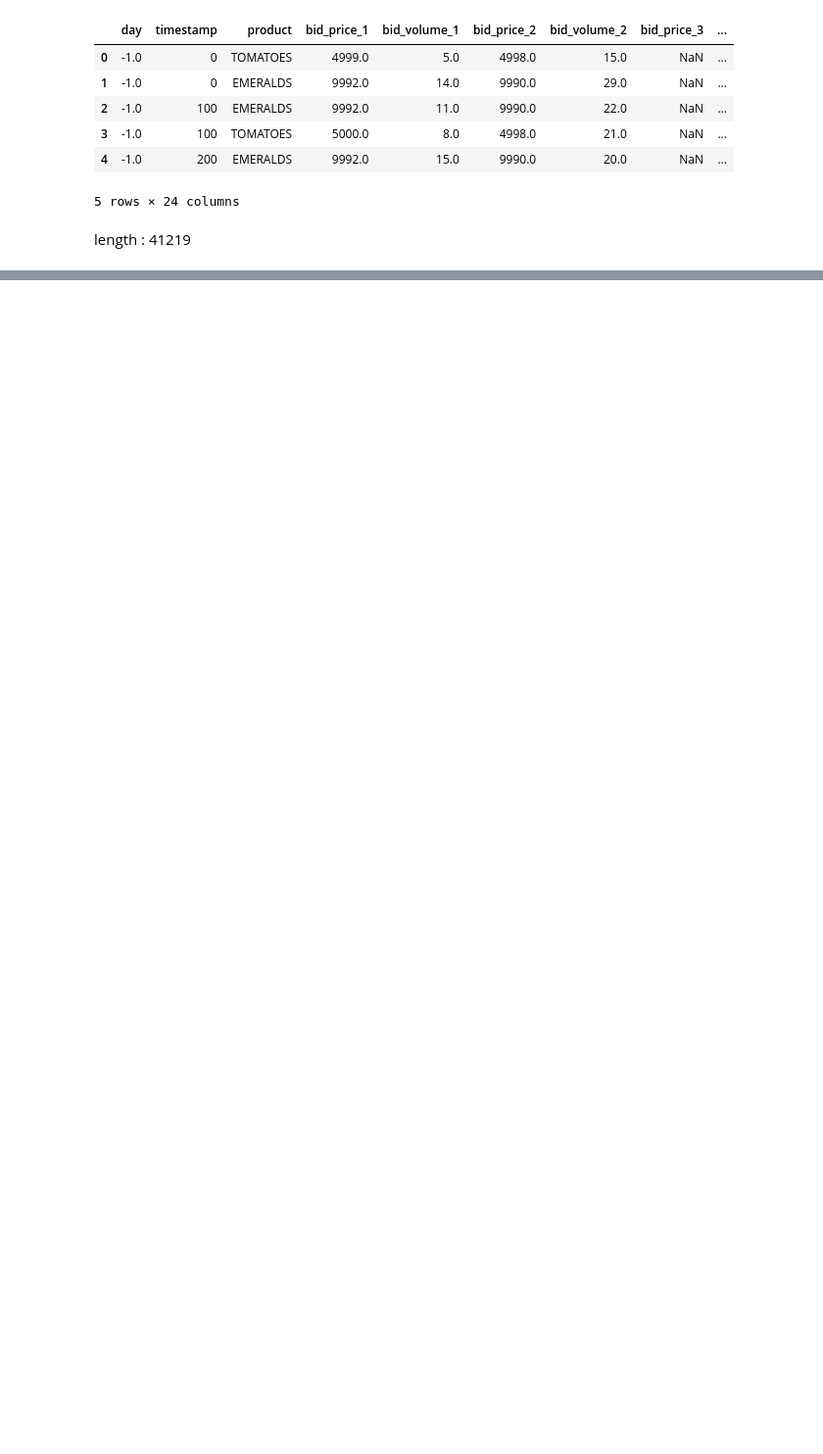
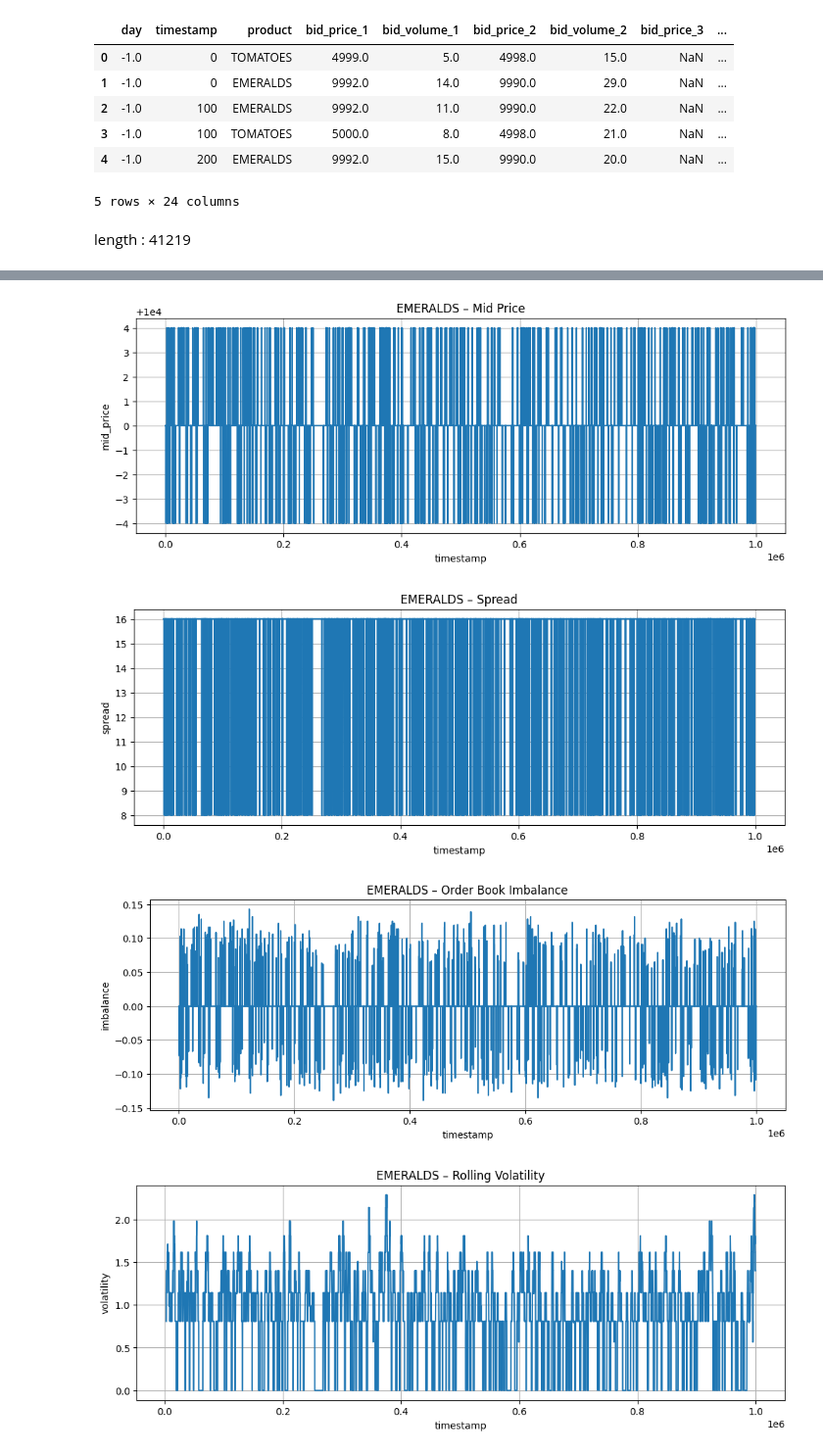
Before and after one commit to dzhan111/imc-prosperity, a Jupyter notebook: eda-tutorial.ipynb, the cells around one changed output, grey strips where cells are left out. Shown at 98% size. Saved outputs shown, nothing was run; the diff lists cells and outputs as text; code cells hidden in the pictures; blank space fills up the shorter version.

```diff
--- a/eda-tutorial.ipynb
+++ b/eda-tutorial.ipynb
@@ -38,0 +111,11 @@ Name: timestamp, Length: 41219, dtype: int64
+# %%
+plot_series(eme, "mid_price", "EMERALDS – Mid Price")
+plot_series(eme, "spread", "EMERALDS – Spread")
+plot_series(eme, "imbalance", "EMERALDS – Order Book Imbalance")
+plot_series(eme, "volatility", "EMERALDS – Rolling Volatility")
+plot_series(eme, "microprice", "EMERALDS – Microprice")
+# %% [output]
+[figure, added]
+[figure, added]
+[figure, added]
+[figure, added]
```
Also changed, not shown: parts of 9 cells of this notebook, 5 other files.
